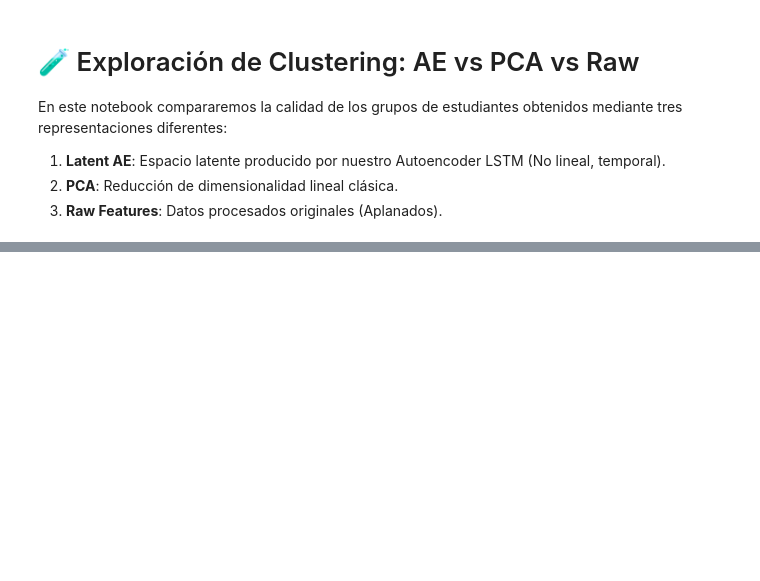
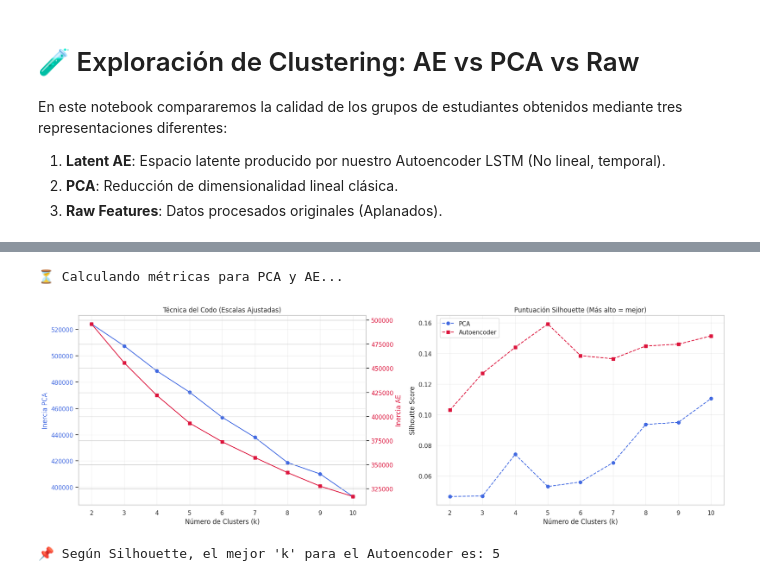
Before and after one commit to MichaeLaudrup/Artificial_Intelligence_Msc, a Jupyter notebook: TFM_education_ai_analytics/notebooks/3__clustering_exploration.ipynb, the cells around one changed output, grey strips where cells are left out. Saved outputs shown, nothing was run; the diff lists cells and outputs as text; code cells hidden in the pictures; blank space fills up the shorter version.

```diff
--- a/TFM_education_ai_analytics/notebooks/3__clustering_exploration.ipynb
+++ b/TFM_education_ai_analytics/notebooks/3__clustering_exploration.ipynb
@@ -637,0 +204,78 @@ Name: count, dtype: int64
+# %%
+import numpy as np
+import matplotlib.pyplot as plt
+from sklearn.cluster import KMeans
+from sklearn.metrics import silhouette_score
+from sklearn.preprocessing import StandardScaler
+from sklearn.decomposition import PCA
+
+# --- CORRECCIÓN: Definición de datos ---
+# 0) Aseguramos que los datos están cargados y normalizados
+# X_in es el input original (engineered_features)
+X_in = df_features.values.astype(np.float32)
+
+# X_ae es el espacio latente del Autoencoder
+X_ae_raw = df_latent.values.astype(np.float32)
+X_ae = StandardScaler().fit_transform(X_ae_raw)
+
+# X_pca es la referencia lineal (misma dim que el AE)
+latent_dim = X_ae.shape[1]
+X_pca_k = PCA(n_components=latent_dim, random_state=42).fit_transform(X_in_n)
+X_pca = StandardScaler().fit_transform(X_pca_k)
+
+# --- 1) Configuración ---
+SEED = 12
+k_range = range(2, 11)
+
+def get_metrics(X, k_range):
+    inertias, sils = [], []
+    for k in k_range:
+        km = KMeans(n_clusters=k, init="k-means++", n_init=10, random_state=SEED)
+        labels = km.fit_predict(X)
+        inertias.append(km.inertia_)
+        # Usamos un sample para el silhouette si el dataset es muy grande (>10k)
+        sils.append(silhouette_score(X, labels) if len(X) < 10000 else silhouette_score(X, labels, sample_size=10000, random_state=SEED))
+    return np.array(inertias), np.array(sils)
+
+# 2) Cálculo
+print("⏳ Calculando métricas para PCA y AE...")
+in_pca, sil_pca = get_metrics(X_pca, k_range)
+in_ae,  sil_ae  = get_metrics(X_ae, k_range)
+
+# 3) Visualización comparativa (Doble eje o Subplots para escalas distintas)
+fig, (ax1, ax2) = plt.subplots(1, 2, figsize=(18, 6))
+
+# --- Gráfica 1: El Codo (Inercia) ---
+# Usamos dos ejes Y para que la escala no nos engañe
+ax1.plot(k_range, in_pca, 'o-', color='royalblue', label='PCA (Eje Izq.)')
+ax1.set_ylabel('Inercia PCA', color='royalblue')
+ax1.tick_params(axis='y', labelcolor='royalblue')
+
+ax1_ae = ax1.twinx()
+ax1_ae.plot(k_range, in_ae, 's-', color='crimson', label='Autoencoder (Eje Der.)')
+ax1_ae.set_ylabel('Inercia AE', color='crimson')
+ax1_ae.tick_params(axis='y', labelcolor='crimson')
+
+ax1.set_title("Técnica del Codo (Escalas Ajustadas)")
+ax1.set_xlabel("Número de Clusters (k)")
+ax1.grid(True, alpha=0.3)
+
+# --- Gráfica 2: Silhouette (Calidad del Cluster) ---
+ax2.plot(k_range, sil_pca, 'o--', color='royalblue', label='PCA')
+ax2.plot(k_range, sil_ae, 's--', color='crimson', label='Autoencoder')
+ax2.set_title("Puntuación Silhouette (Más alto = mejor)")
+ax2.set_xlabel("Número de Clusters (k)")
+ax2.set_ylabel("Silhoutte Score")
+ax2.legend()
+ax2.grid(True, alpha=0.3)
+
+plt.tight_layout()
+plt.show()
+
+# 4) Recomendación automática basada en Silhouette
+best_k_ae = list(k_range)[np.argmax(sil_ae)]
+print(f"📌 Según Silhouette, el mejor 'k' para el Autoencoder es: {best_k_ae}")
+# %% [output]
+⏳ Calculando métricas para PCA y AE...
+[figure, added]
+📌 Según Silhouette, el mejor 'k' para el Autoencoder es: 5
```
Also changed, not shown: parts of 23 cells of this notebook, 21 other files.
